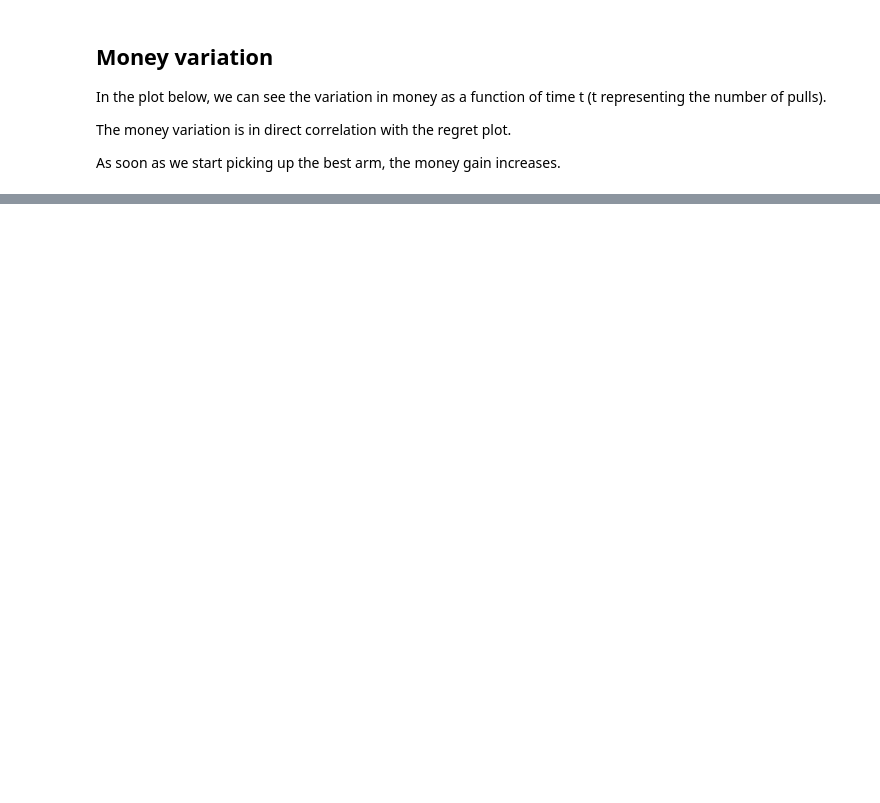
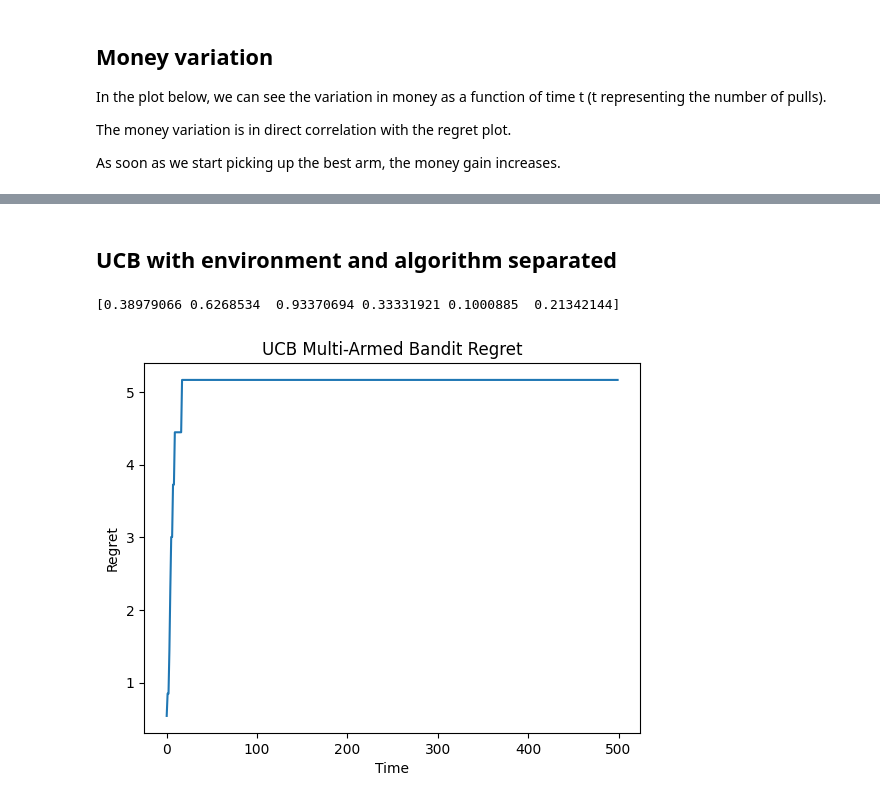
Before and after one commit to Thosam1/BachelorProject, a Jupyter notebook: Bandits/multi-armed-bandits/multi_armed_bandits.ipynb, the cells around one changed output, grey strips where cells are left out. Saved outputs shown, nothing was run; the diff lists cells and outputs as text; code cells hidden in the pictures; blank space fills up the shorter version.

```diff
--- a/Bandits/multi-armed-bandits/multi_armed_bandits.ipynb
+++ b/Bandits/multi-armed-bandits/multi_armed_bandits.ipynb
@@ -556,0 +555,18 @@ Money left : 6538.0
+# %% [markdown]
+## UCB with environment and algorithm separated
+# %%
+n_arms =  6
+n_steps = 500
+true_probs = np.random.rand(n_arms)
+rewards_associated = np.ones(n_arms)
+c = 0.9
+
+print(true_probs)
+# %% [output]
+[0.38979066 0.6268534  0.93370694 0.33331921 0.1000885  0.21342144]
+# %%
+regrets = run_multi_armed_ucb(n_arms, n_steps, true_probs, rewards_associated, c)
+# %%
+show_plot(line_plot(y_values=regrets, x_label="Time", y_label="Regret", title="UCB Multi-Armed Bandit Regret"))
+# %% [output]
+[figure, added]
```
Also changed, not shown: parts of 36 cells of this notebook.
